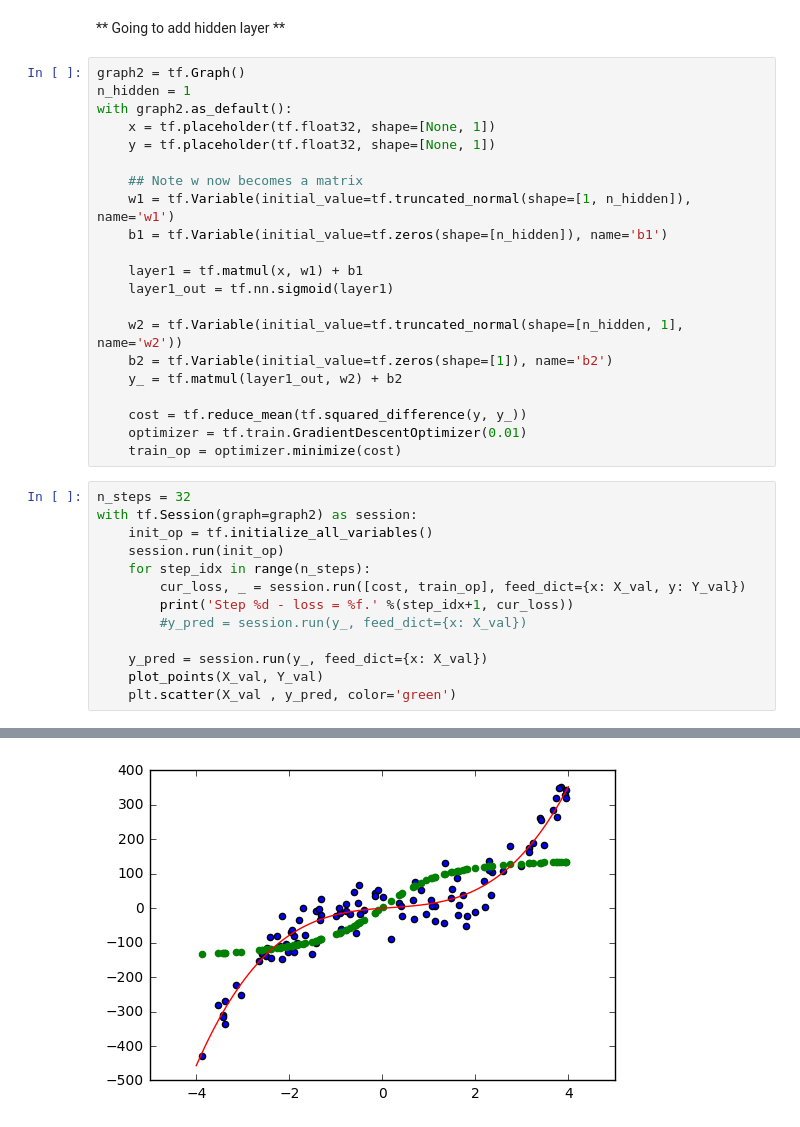
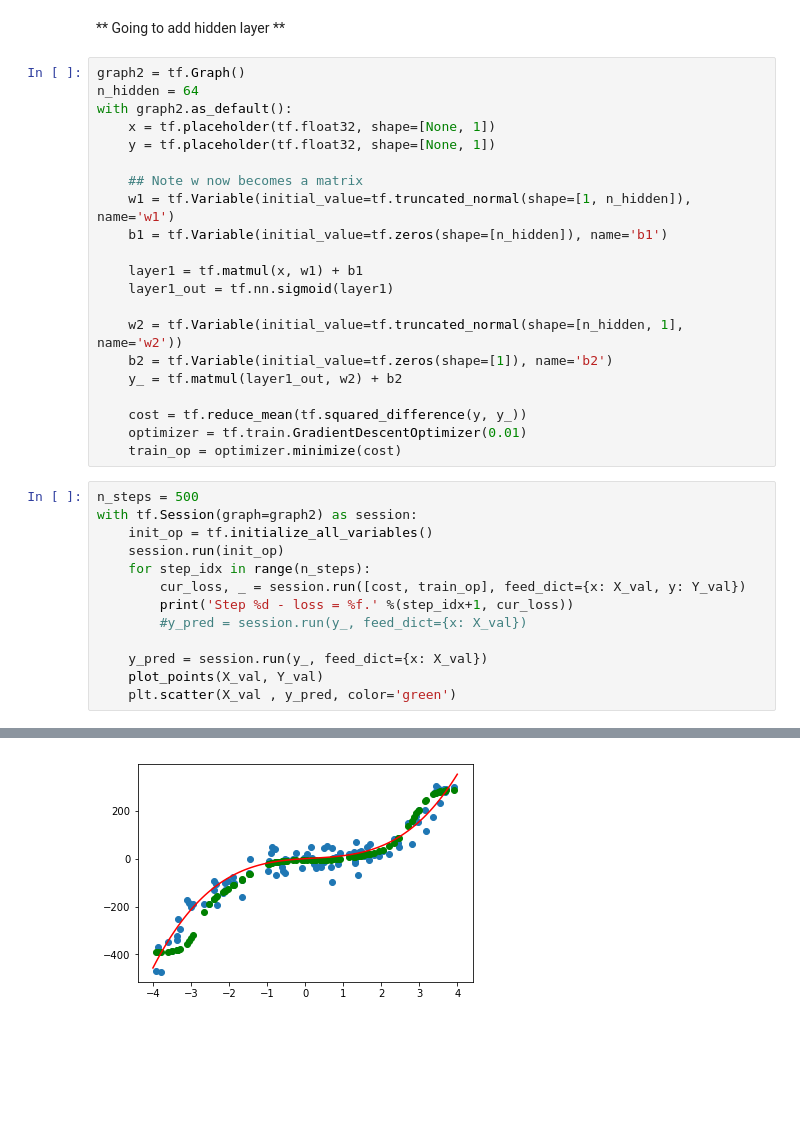
Before and after one commit to malzantot/tensorflow_tutorial, a Jupyter notebook: part2/ex2_nonlinear_regression_model.ipynb, the cells around one changed output, grey strips where cells are left out. Saved outputs shown, nothing was run; the diff lists cells and outputs as text; blank space fills up the shorter version.

```diff
--- a/part2/ex2_nonlinear_regression_model.ipynb
+++ b/part2/ex2_nonlinear_regression_model.ipynb
@@ -103,7 +103,7 @@ writer.close()
 ** Going to add hidden layer **
 # %%
 graph2 = tf.Graph()
-n_hidden = 1
+n_hidden = 64
 with graph2.as_default():
     x = tf.placeholder(tf.float32, shape=[None, 1])
     y = tf.placeholder(tf.float32, shape=[None, 1])
@@ -123,7 +123,7 @@ with graph2.as_default():
     optimizer = tf.train.GradientDescentOptimizer(0.01)
     train_op = optimizer.minimize(cost)
 # %%
-n_steps = 32
+n_steps = 500
 with tf.Session(graph=graph2) as session:
     init_op = tf.initialize_all_variables()
     session.run(init_op)
@@ -156 +156 @@ Step 32 - loss = 10182.469727.
-[figure, old version]
+[figure, new version]
```
Also changed, not shown: parts of 4 cells of this notebook, 4 other files.
